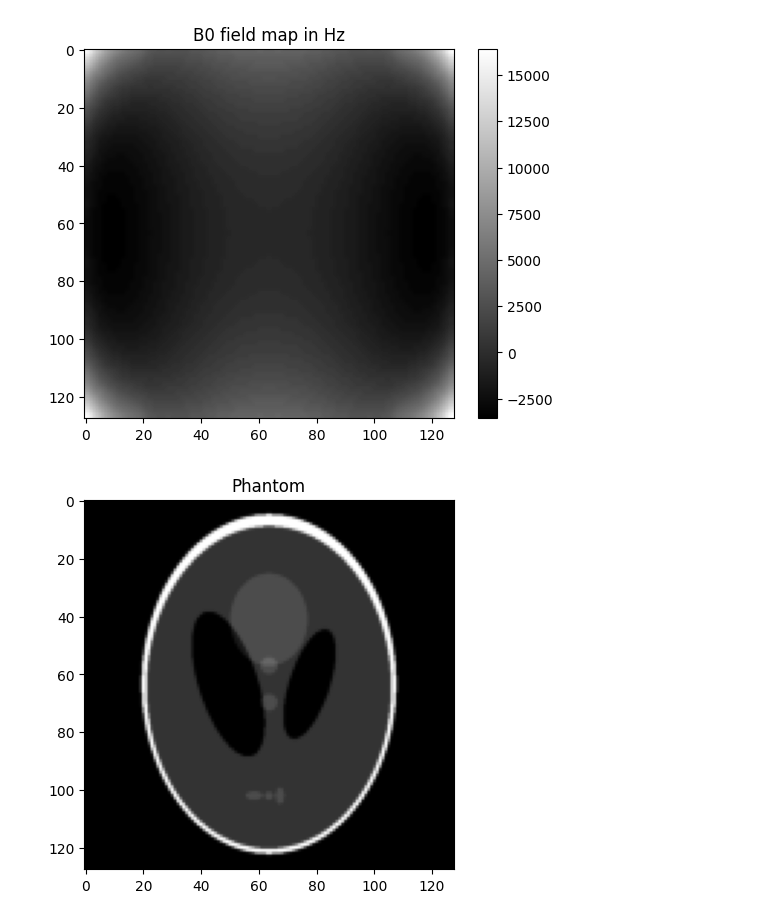
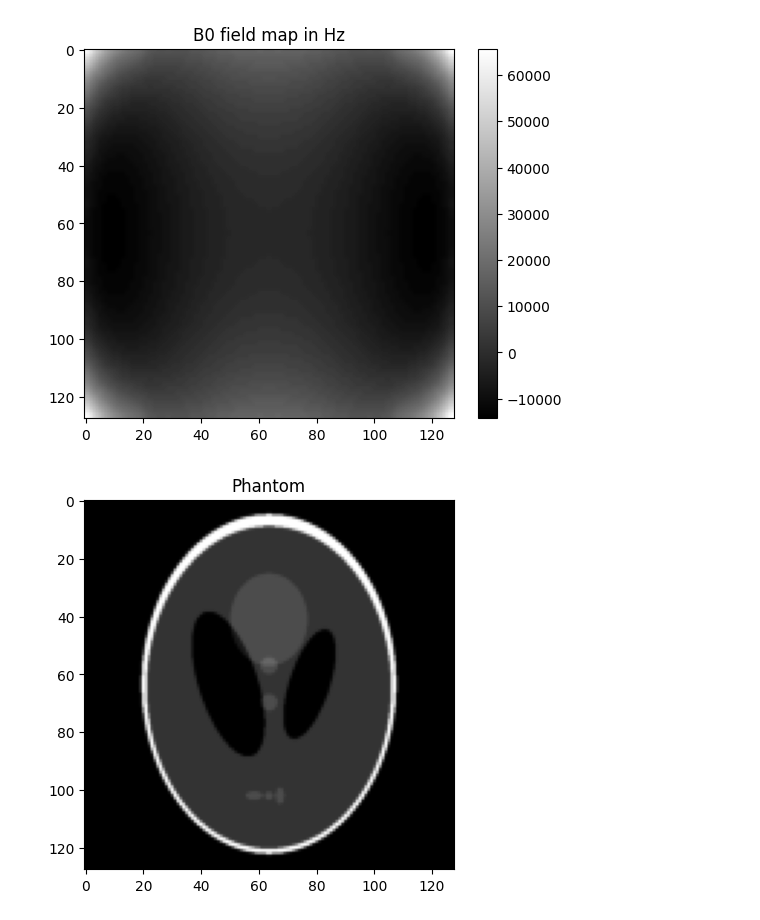
Before and after one commit to MaxStrey/Martinos_MR, a Jupyter notebook: Martinos_project/phantom_generation/phantom_7.ipynb, the cells around one changed output. Drawn from its saved outputs; the diff is of its cells as text; code cells hidden in the pictures.

```diff
--- a/Martinos_project/phantom_generation/phantom_7.ipynb
+++ b/Martinos_project/phantom_generation/phantom_7.ipynb
@@ -22,35 +22,35 @@ N_spins = 128  # Number of spins in the phantom
 # phantom[N_spins//2, N_spins//2] = 1
 
 # Load the B0 field map from the csv file
 B0_field_map = pd.read_csv('2Dslice.csv', header=None).values
 gamma = 42.58e6  # Gyromagnetic ratio for hydrogen in Hz/T
 B0_field_map  = (B0_field_map * gamma)/(2*np.pi * 10000)  # Convert to Hz/T
 B0_mean = np.mean(B0_field_map)  # Mean value of the B0 field map
 B0_field_map -= B0_mean # subtract by the mean value of the B0 field map
-B0_field_map *= 5 # B0 multiplier to see the distortion better
+B0_field_map *= 20 # B0 multiplier to see the distortion better
 B0_field_map = resize(B0_field_map, (128, 128))
 
 B0_test = np.ones((N_spins, N_spins), dtype=np.complex128)
 
 B0_using = B0_field_map
 
 # Plot the B0 field map
 plt.title('B0 field map in Hz')
 plt.imshow(B0_field_map, cmap='gray')
 plt.colorbar()  # Add a color bar to the plot
 plt.show()
 
 # Plot the phantom
 plt.title('Phantom')
 plt.imshow(np.abs(phantom), cmap='gray')
 plt.show()
 
 g_mult = 10 # Gradient multiplication factor
 Gx = 0.004755753 * g_mult  # Gradient strength in T/m
 Gy = 0.004755753 * g_mult # Gradient strength in T/m
 B0 = 1.0  # B0 field in T
 # %% [output]
-[figure, old version]
+[figure, new version]
 [figure]
 # %%
 # Time intervals for the gradients
```
Also changed, not shown: parts of 6 cells of this notebook.
